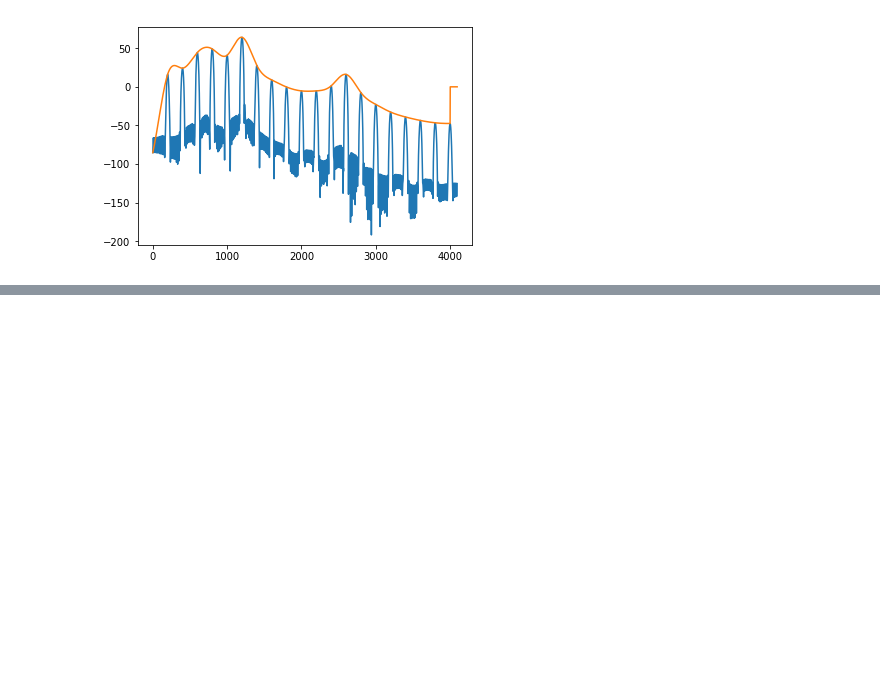
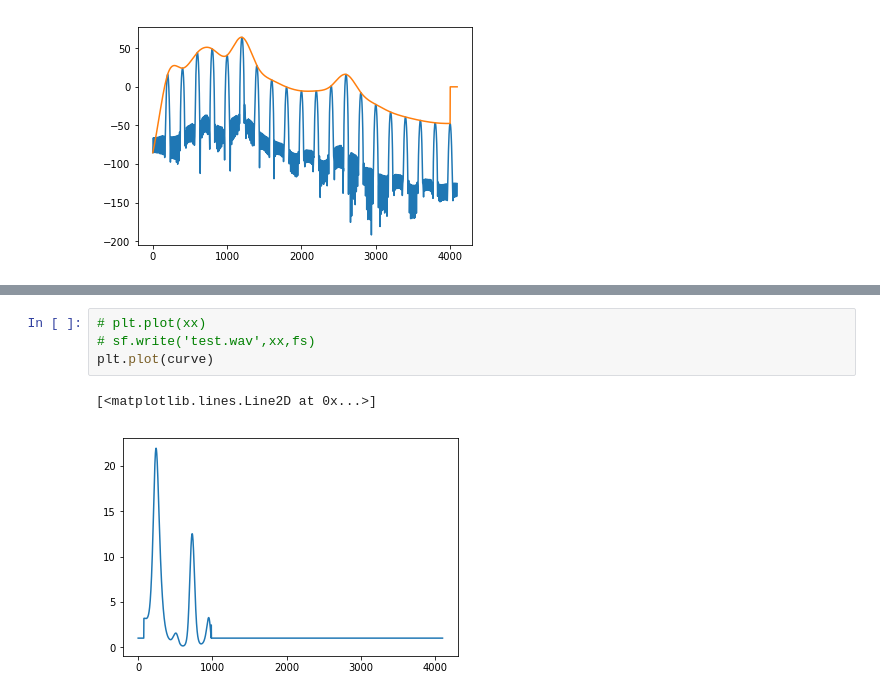
Before and after one commit to BeyondCloud/FUJI_Graphic_EQ, a Jupyter notebook: Iterative Formant Filtering.ipynb, the cells around one changed output, grey strips where cells are left out. Drawn from its saved outputs; the diff is of its cells as text; blank space fills up the shorter version.

```diff
--- a/Iterative Formant Filtering.ipynb
+++ b/Iterative Formant Filtering.ipynb
@@ -263,0 +277,7 @@ ipd.Audio(y, rate=fs)
+# %%
+# plt.plot(xx)
+# sf.write('test.wav',xx,fs)
+plt.plot(curve)
+# %% [output]
+[<matplotlib.lines.Line2D at 0x...>]
+[figure, added]
```
Also changed, not shown: parts of 12 cells of this notebook, 1 other file.
